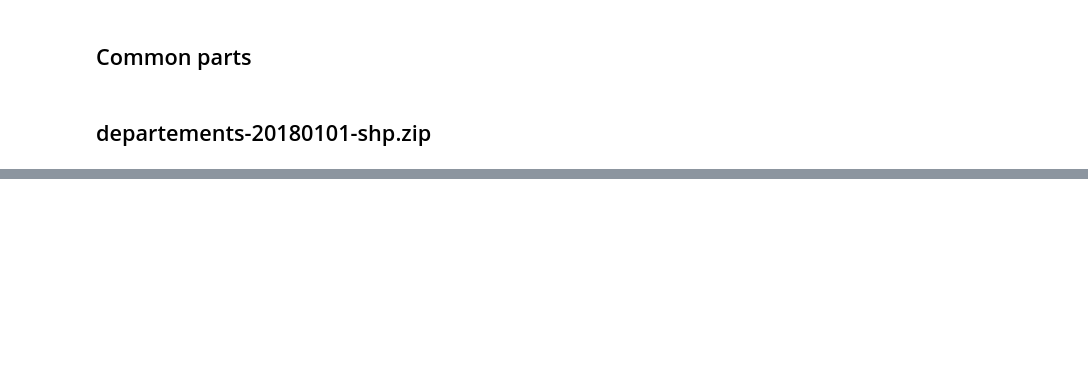
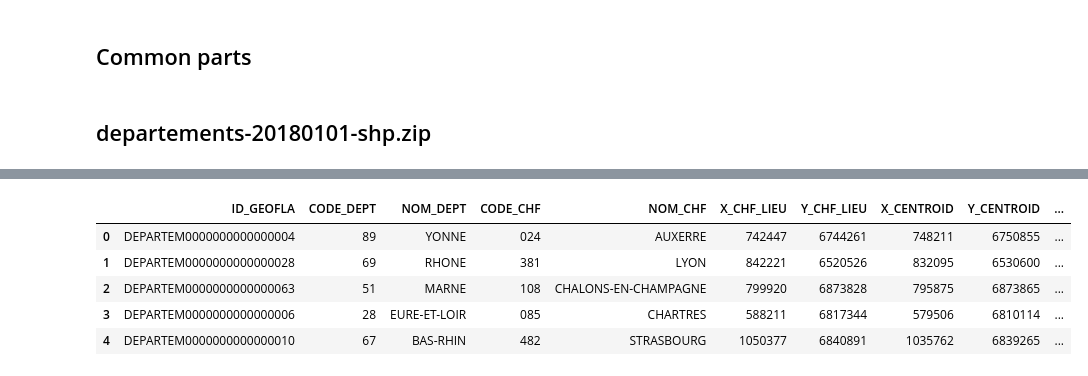
Before and after one commit to sdpython/teachdata, a Jupyter notebook: shapefiles/france_departements/try_shapefiles.ipynb, the cells around one changed output, grey strips where cells are left out. Cells and saved outputs as stored; diff of their text form; code cells hidden in the pictures; blank space fills up the shorter version.

```diff
--- a/shapefiles/france_departements/try_shapefiles.ipynb
+++ b/shapefiles/france_departements/try_shapefiles.ipynb
@@ -41,0 +64,9 @@ DriverError: '/vsizip//departements-20180101-shp.zip' does not exist in the file
+# %%
+shp.head()
+# %% [output]
+|  | ID_GEOFLA | CODE_DEPT | NOM_DEPT | CODE_CHF | NOM_CHF | X_CHF_LIEU | Y_CHF_LIEU | X_CENTROID | Y_CENTROID | ... |
+| 0 | DEPARTEM0000000000000004 | 89 | YONNE | 024 | AUXERRE | 742447 | 6744261 | 748211 | 6750855 | ... |
+| 1 | DEPARTEM0000000000000028 | 69 | RHONE | 381 | LYON | 842221 | 6520526 | 832095 | 6530600 | ... |
+| 2 | DEPARTEM0000000000000063 | 51 | MARNE | 108 | CHALONS-EN-CHAMPAGNE | 799920 | 6873828 | 795875 | 6873865 | ... |
+| 3 | DEPARTEM0000000000000006 | 28 | EURE-ET-LOIR | 085 | CHARTRES | 588211 | 6817344 | 579506 | 6810114 | ... |
+| 4 | DEPARTEM0000000000000010 | 67 | BAS-RHIN | 482 | STRASBOURG | 1050377 | 6840891 | 1035762 | 6839265 | ... |
```
Also changed, not shown: parts of 10 cells of this notebook, 1 other file.
